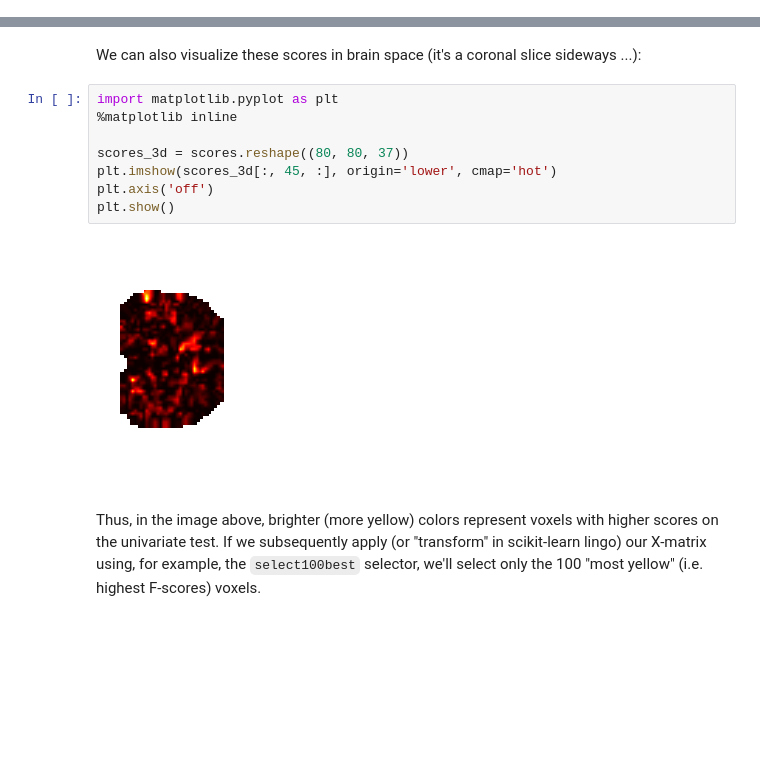
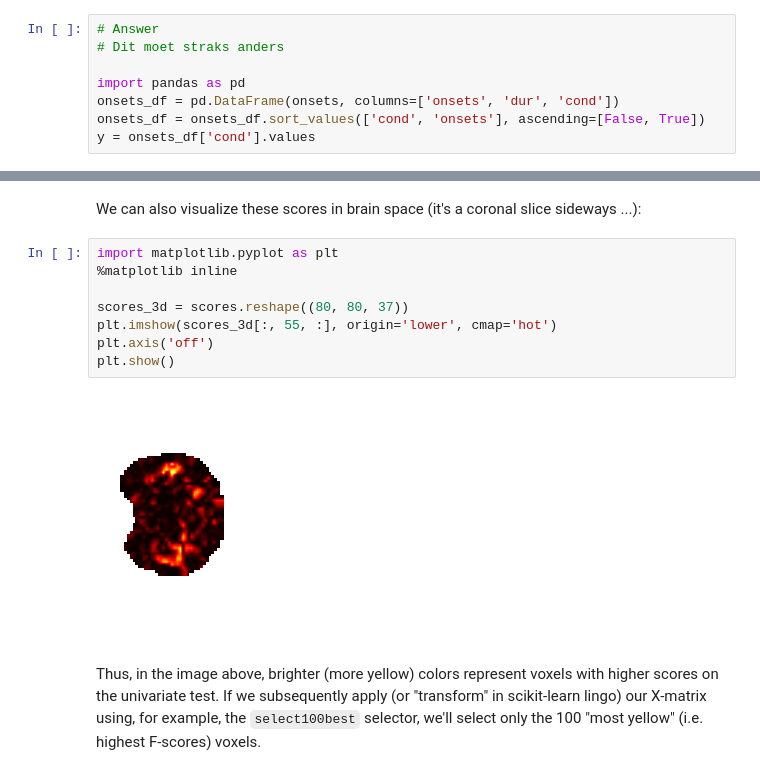
Before and after one commit to lukassnoek/ICON2017, a Jupyter notebook: tutorial/ICON2017 tutorial.ipynb, the cells around one changed output, grey strips where cells are left out. Saved outputs shown, nothing was run; the diff lists cells and outputs as text; blank space fills up the shorter version.

Commit message:
Onsets fix

```diff
--- a/tutorial/ICON2017 tutorial.ipynb
+++ b/tutorial/ICON2017 tutorial.ipynb
@@ -315,3 +330,11 @@ y = onsets[:,2]
+# %%
+# Answer
+# Dit moet straks anders
+
+import pandas as pd
+onsets_df = pd.DataFrame(onsets, columns=['onsets', 'dur', 'cond'])
+onsets_df = onsets_df.sort_values(['cond', 'onsets'], ascending=[False, True])
+y = onsets_df['cond'].values
 # %% [markdown]
 ### 2.2 What's next ...
 Awesome, we now have everything we need (X and y). This took a while, but you'll soon see it was worth the effort.
@@ -621,13 +644,13 @@ We can also visualize these scores in brain space (it's a coronal slice sideways
 # %%
 import matplotlib.pyplot as plt
 %matplotlib inline
 
 scores_3d = scores.reshape((80, 80, 37))
-plt.imshow(scores_3d[:, 45, :], origin='lower', cmap='hot')
+plt.imshow(scores_3d[:, 55, :], origin='lower', cmap='hot')
 plt.axis('off')
 plt.show()
 # %% [output]
-[figure, old version]
+[figure, new version]
 # %% [markdown]
 Thus, in the image above, brighter (more yellow) colors represent voxels with higher scores on the univariate test. If we subsequently apply (or "transform" in scikit-learn lingo) our X-matrix using, for example, the `select100best` selector, we'll select only the 100 "most yellow" (i.e. highest F-scores) voxels.
 # %% [markdown]
```
Also changed, not shown: parts of 11 cells of this notebook.
